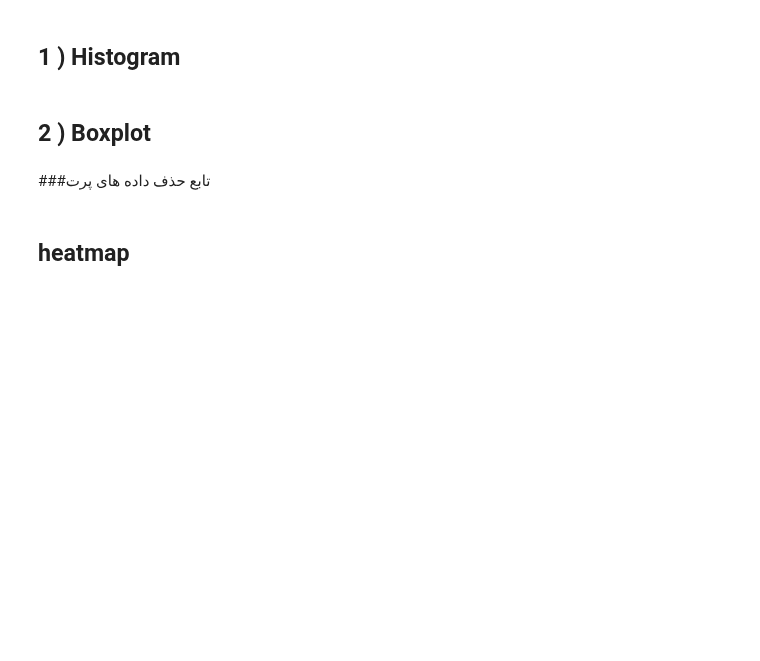
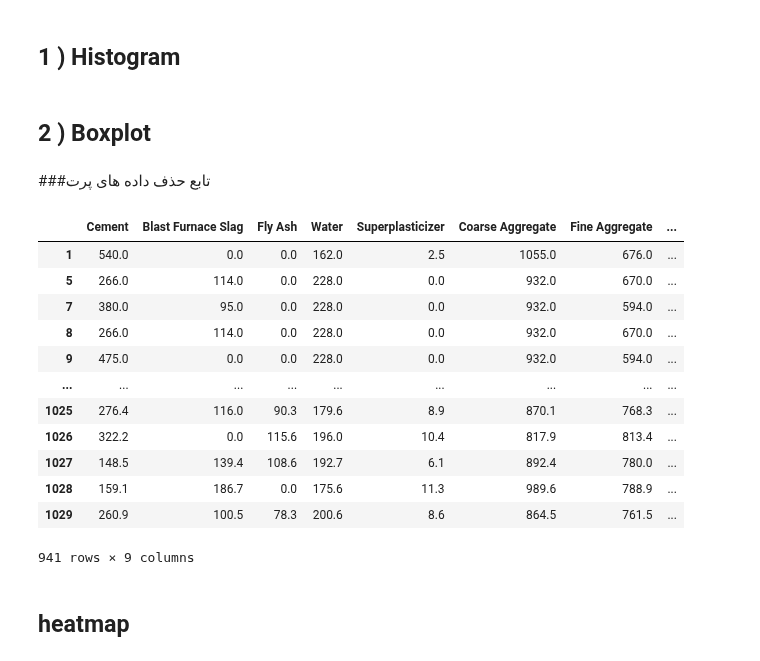
Before and after one commit to ehsan74814/Machine_Learning, a Jupyter notebook: ElasticcNet.ipynb, the cells around one changed output. Cells and saved outputs as stored; diff of their text form; code cells hidden in the pictures; blank space fills up the shorter version.

```diff
--- a/ElasticcNet.ipynb
+++ b/ElasticcNet.ipynb
@@ -59,6 +60,40 @@ plt.tight_layout()
 plt.show()
 # %% [markdown]
 ###تابع حذف داده های پرت
+# %%
+q1 = df.quantile(0.25)
+q3 = df.quantile(0.75)
+IQR = q3 - q1
+
+
+df = df[~((df<(q1 - 1.5 * IQR))| (df>(q3 + 1.5 * IQR))).any(axis=1)]
+# %%
+plt.figure(figsize=(15,8))
+# ax = plt.subplot(3,3,3)
+# sns.boxplot(data=df, ax=ax)
+df.boxplot(figsize=(10,6), vert= False, patch_artist=True, notch=True, widths=0.5, showmeans=True) # showfliers=False
+plt.suptitle('Histogram of Feasture distribution')
+plt.xlabel('Value')
+plt.ylabel('Freuency')
+plt.grid(False)
+plt.legend('feature1')
+plt.tight_layout()
+# plt.title("The chart")
+plt.show()
+# %% [output]
+|  | Cement | Blast Furnace Slag | Fly Ash | Water | Superplasticizer | Coarse Aggregate | Fine Aggregate | ... |
+| 1 | 540.0 | 0.0 | 0.0 | 162.0 | 2.5 | 1055.0 | 676.0 | ... |
+| 5 | 266.0 | 114.0 | 0.0 | 228.0 | 0.0 | 932.0 | 670.0 | ... |
+| 7 | 380.0 | 95.0 | 0.0 | 228.0 | 0.0 | 932.0 | 594.0 | ... |
+| 8 | 266.0 | 114.0 | 0.0 | 228.0 | 0.0 | 932.0 | 670.0 | ... |
+| 9 | 475.0 | 0.0 | 0.0 | 228.0 | 0.0 | 932.0 | 594.0 | ... |
+| ... | ... | ... | ... | ... | ... | ... | ... | ... |
+| 1025 | 276.4 | 116.0 | 90.3 | 179.6 | 8.9 | 870.1 | 768.3 | ... |
+| 1026 | 322.2 | 0.0 | 115.6 | 196.0 | 10.4 | 817.9 | 813.4 | ... |
+| 1027 | 148.5 | 139.4 | 108.6 | 192.7 | 6.1 | 892.4 | 780.0 | ... |
+| 1028 | 159.1 | 186.7 | 0.0 | 175.6 | 11.3 | 989.6 | 788.9 | ... |
+| 1029 | 260.9 | 100.5 | 78.3 | 200.6 | 8.6 | 864.5 | 761.5 | ... |
+941 rows × 9 columns
 # %% [markdown]
 ## heatmap
 # %%
```
Also changed, not shown: parts of 13 cells of this notebook.
